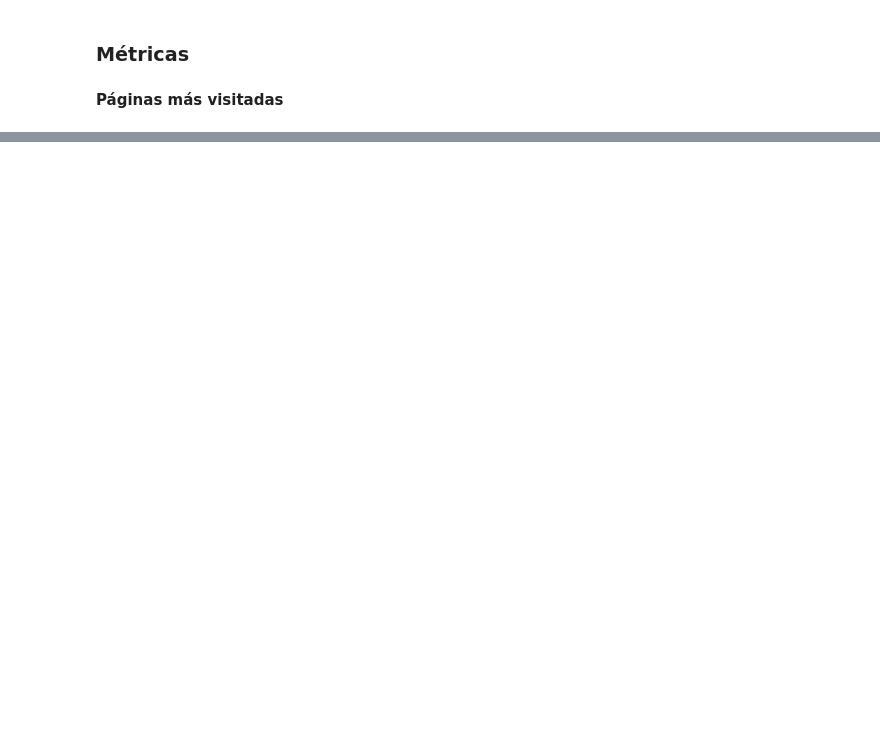
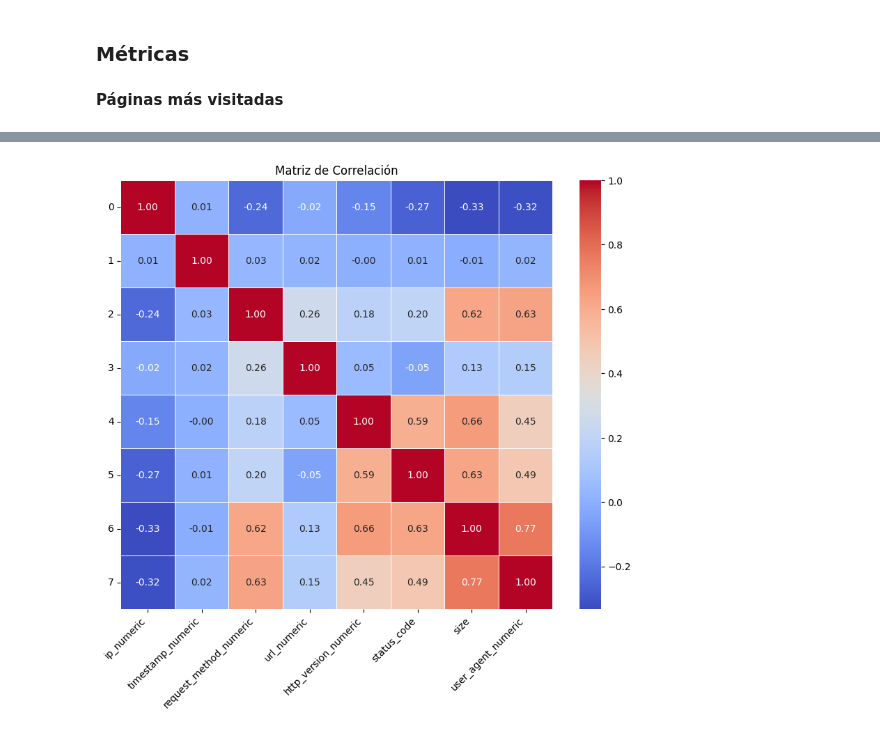
Before and after one commit to Sofia6074/Metricas_Geoportales_Maitena_Silvina_Sofia, a Jupyter notebook: Proyecto.ipynb, the cells around one changed output, grey strips where cells are left out. Saved outputs shown, nothing was run; the diff lists cells and outputs as text; code cells hidden in the pictures; blank space fills up the shorter version.

```diff
--- a/Proyecto.ipynb
+++ b/Proyecto.ipynb
@@ -336,3 +465,5 @@ shape: (10, 8)
 Los archivos estáticos como .css o .png a menudo no contienen información crítica para el análisis de tráfico web o para la detección de problemas específicos en el comportamiento del usuario. Además muchas veces, los archivos estáticos son solicitados por bots o sistemas automatizados.
 
 Datos innecesarios o erróneos pueden aumentar el tamaño de los datasets, haciendo que el procesamiento sea más lento. Limpiar los datos reduce el tamaño y mejora la eficiencia del procesamiento.
+# %%
+df_filtrado_datos_estaticos = filtrar_datos(df_no_peticiones_internas)
@@ -338,0 +480,2 @@ Datos innecesarios o erróneos pueden aumentar el tamaño de los datasets, hacie
+# %%
+df_filtrado_robots = filtrar_robots_y_crawlers(df_filtrado_datos_estaticos)
@@ -338,0 +488,2 @@ Datos innecesarios o erróneos pueden aumentar el tamaño de los datasets, hacie
+# %%
+df_filtrado = filtrar_solicitudes_servicios_mapas(df_filtrado_robots)
@@ -383,0 +554,25 @@ plt.show()
+# %%
+import polars as pl
+
+# Filtrar el dataframe para status_code 400 o 500
+df_errores = df_limpio.filter(pl.col("status_code").str.contains(r"^4|^5"))
+
+# Convertir columnas categóricas a numéricas para análisis de correlación
+# Esto es necesario porque la correlación sólo se puede calcular entre variables numéricas
+# Puedes usar diferentes métodos para codificar, aquí se usa factorization
+df_numeric = df_errores.select([
+    pl.col('ip').cast(pl.Utf8).hash().alias('ip_numeric'),
+    pl.col('timestamp').cast(pl.Utf8).hash().alias('timestamp_numeric'),
+    pl.col('request_method').cast(pl.Utf8).hash().alias('request_method_numeric'),
+    pl.col('url').cast(pl.Utf8).hash().alias('url_numeric'),
+    pl.col('http_version').cast(pl.Utf8).hash().alias('http_version_numeric'),
+    pl.col('status_code'),
+    pl.col('size'),
+    pl.col('user_agent').cast(pl.Utf8).hash().alias('user_agent_numeric')
+])
+
+# Calcular la correlación entre todas las columnas numéricas
+correlation_matrix = df_numeric.corr()
+
+# Mostrar la matriz de correlación
+print(correlation_matrix)
@@ -383,0 +597,14 @@ plt.show()
+# %%
+import matplotlib.pyplot as plt
+import seaborn as sns
+
+plt.figure(figsize=(10, 8))
+sns.heatmap(correlation_matrix.to_pandas(), annot=True, fmt=".2f", cmap='coolwarm', linewidths=.5)
+
+plt.title('Matriz de Correlación')
+plt.yticks(rotation=0)
+plt.xticks(rotation=45, ha='right')
+
+plt.show()
+# %% [output]
+[figure, added]
```
Also changed, not shown: parts of 27 cells of this notebook.
